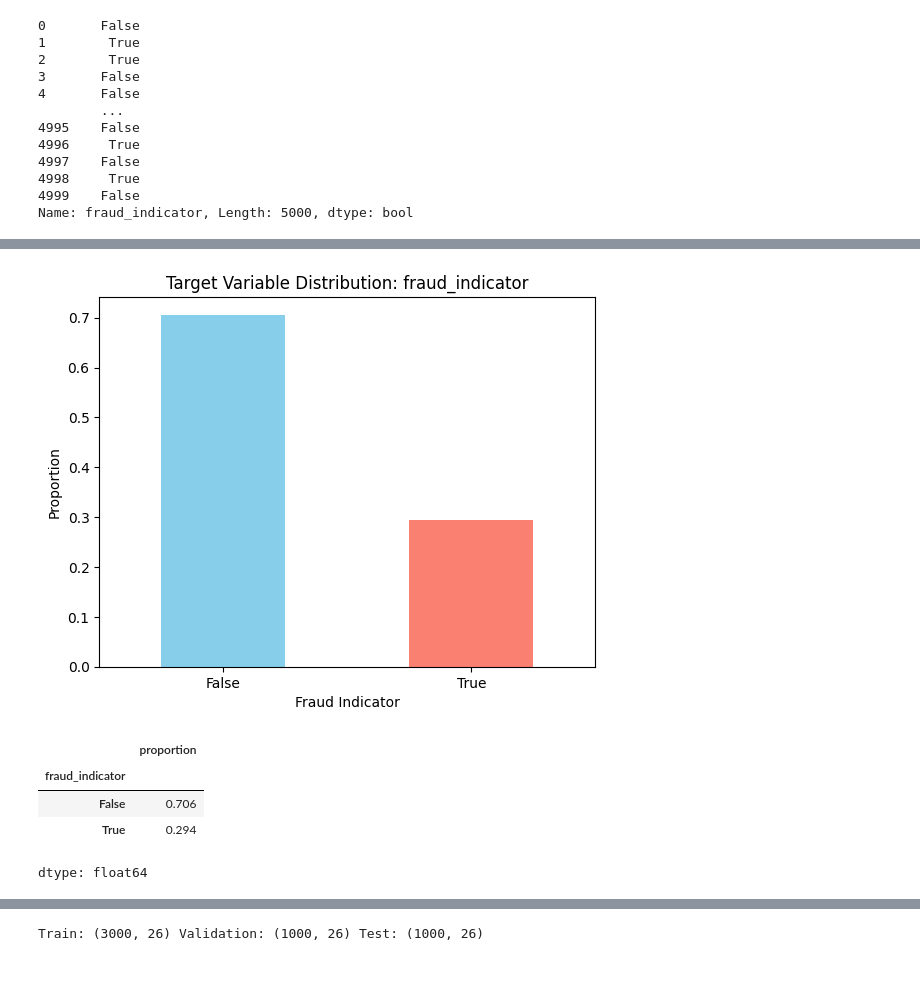
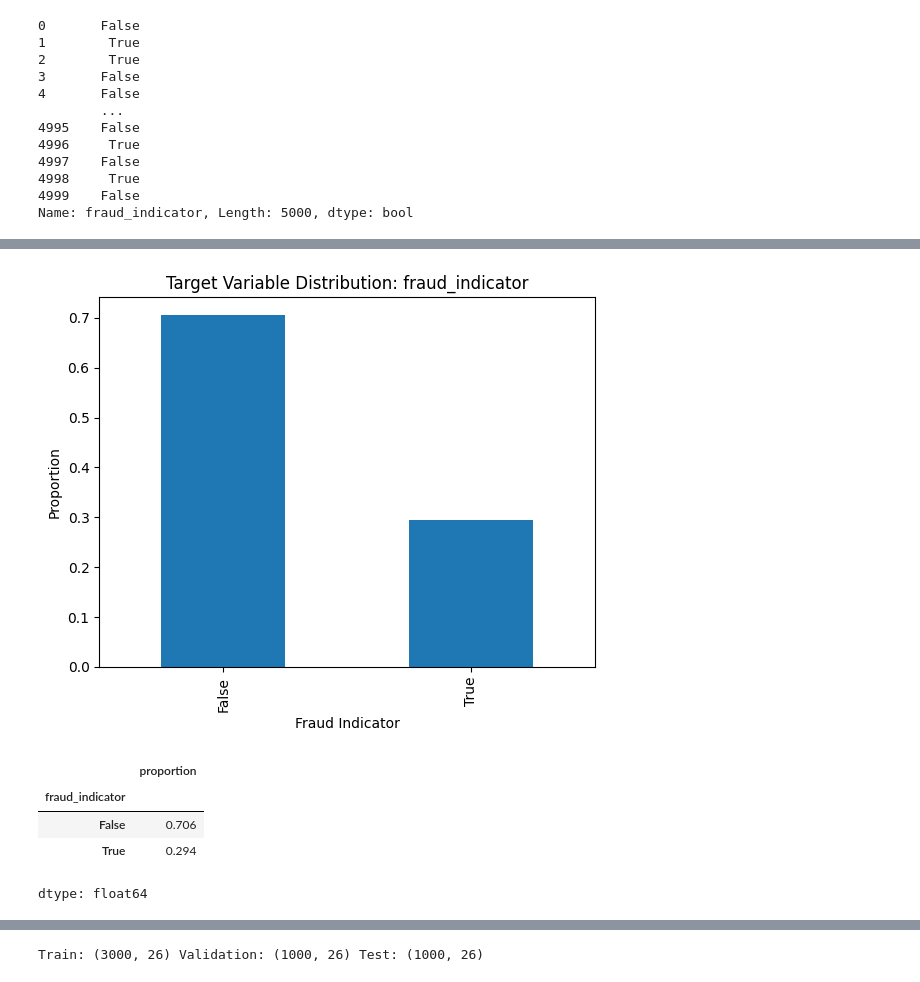
Before and after one commit to eshaansdoshi-sketch/ML_projects, a Jupyter notebook: Task1_s4ds.ipynb, the cells around one changed output, grey strips where cells are left out. Drawn from its saved outputs; the diff is of its cells as text; code cells hidden in the pictures.

```diff
--- a/Task1_s4ds.ipynb
+++ b/Task1_s4ds.ipynb
@@ -310,10 +178,5 @@ Name: fraud_indicator, Length: 5000, dtype: bool
 # %%
-'''for col in num_cols_all:
+for col in num_cols_all:
     df[col] = df[col].fillna(df[col].median())
-
-# Categorical features → fill with mode
 for col in cat_cols_all:
     df[col] = df[col].fillna(df[col].mode()[0])
-
-# Target variable → drop rows if missing
-#df = df.dropna(subset=['fraud_indicator'])'''
@@ -381,19 +183,13 @@ print(f"Saved distribution plots in: {IMG_DIR.resolve()}")
 # %%
-# Distribution of fraud_indicator
 df['fraud_indicator'].value_counts(normalize=True).plot(
-    kind='bar',
-    color=['skyblue', 'salmon'],
-    rot=0
-)
+    kind='bar')
 plt.title("Target Variable Distribution: fraud_indicator")
 plt.xlabel("Fraud Indicator")
 plt.ylabel("Proportion")
 plt.show()
-
-# Check class imbalance numerically
 df['fraud_indicator'].value_counts(normalize=True)
 # %% [output]
-[figure, old version]
+[figure, new version]
 |  | proportion |
 | fraud_indicator |  |
 | False | 0.706 |
```
Also changed, not shown: parts of 31 cells of this notebook.
